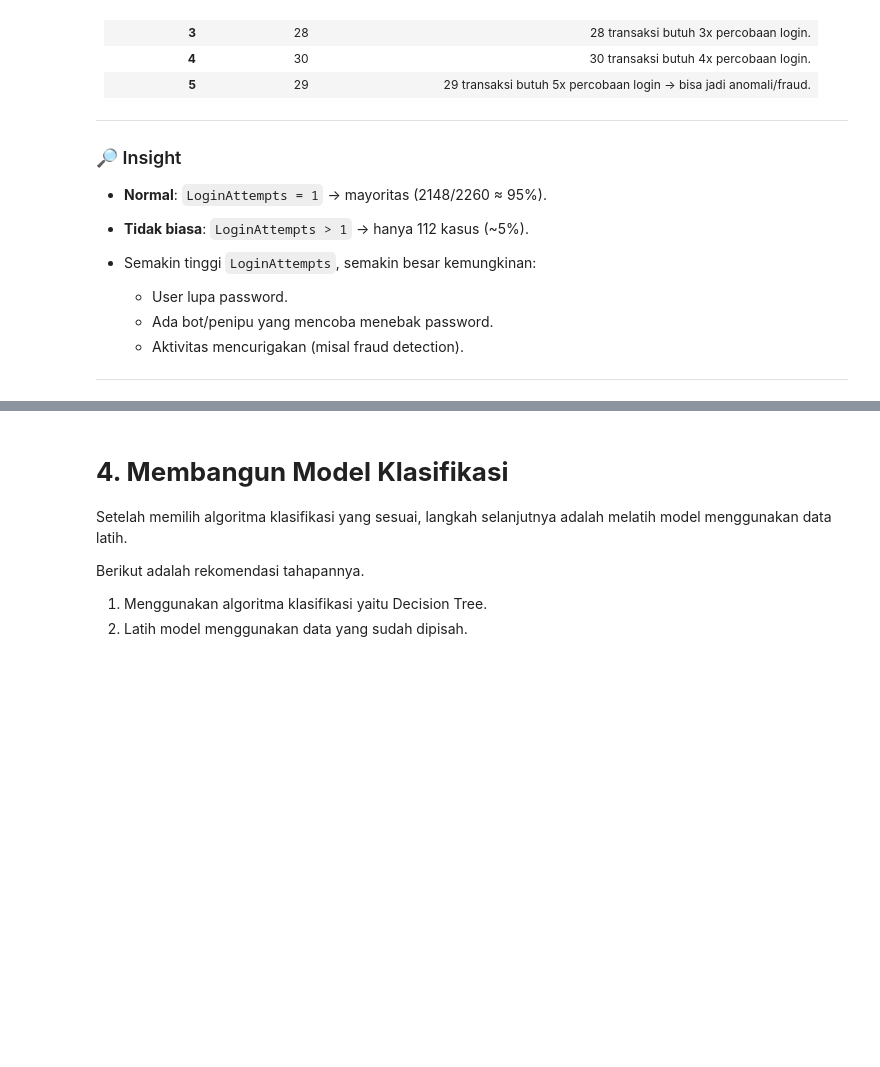
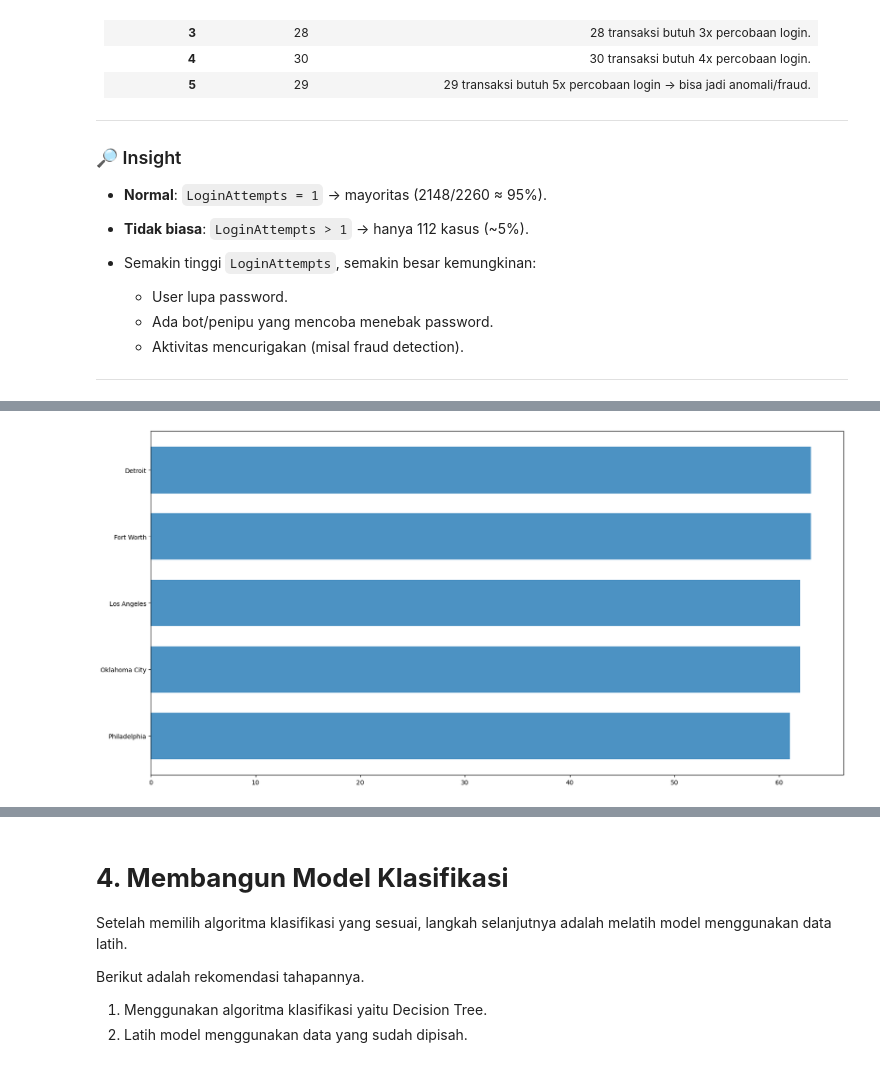
Before and after one commit to TurmaeUrsorum/porto-bank-transaction-clasification, a Jupyter notebook: porto-bank-transaction-clasification/notebooks/bank_classification.ipynb, the cells around one changed output, grey strips where cells are left out. Cells and saved outputs as stored; diff of their text form; code cells hidden in the pictures; blank space fills up the shorter version.

```diff
--- a/porto-bank-transaction-clasification/notebooks/bank_classification.ipynb
+++ b/porto-bank-transaction-clasification/notebooks/bank_classification.ipynb
@@ -412,0 +436,11 @@ Passing `palette` without assigning `hue` is deprecated and will be removed in v
+# %%
+fig = fig = plt.figure(figsize=(20, 10))
+plt.barh(
+    df_categorical["Location"].value_counts().sort_values(ascending=False).head(5).index,
+    df_categorical["Location"].value_counts().sort_values(ascending=False).head(5).values[::-1],
+    alpha=0.8,
+    height=0.7
+    )
+plt.show()
+# %% [output]
+[figure, added]
```
Also changed, not shown: parts of 7 cells of this notebook.
